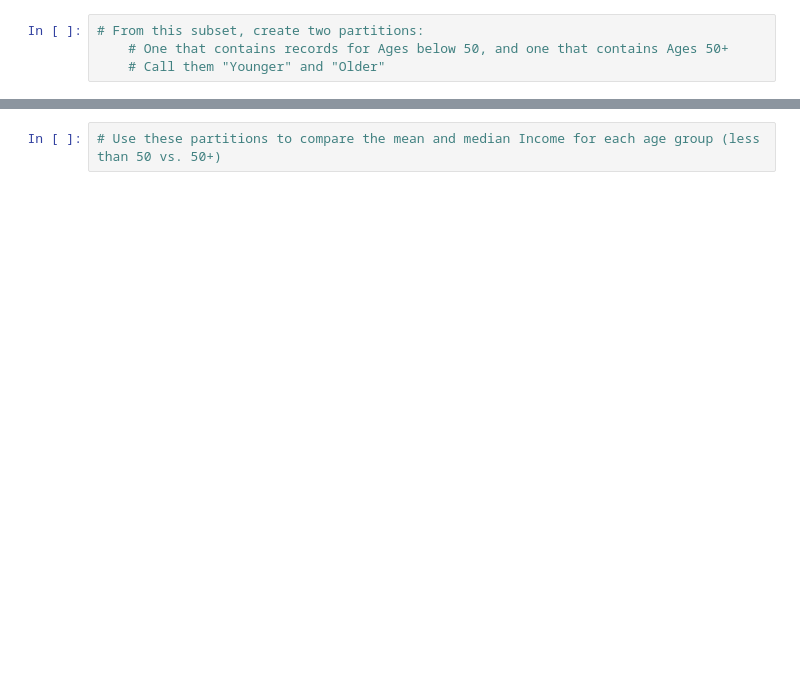
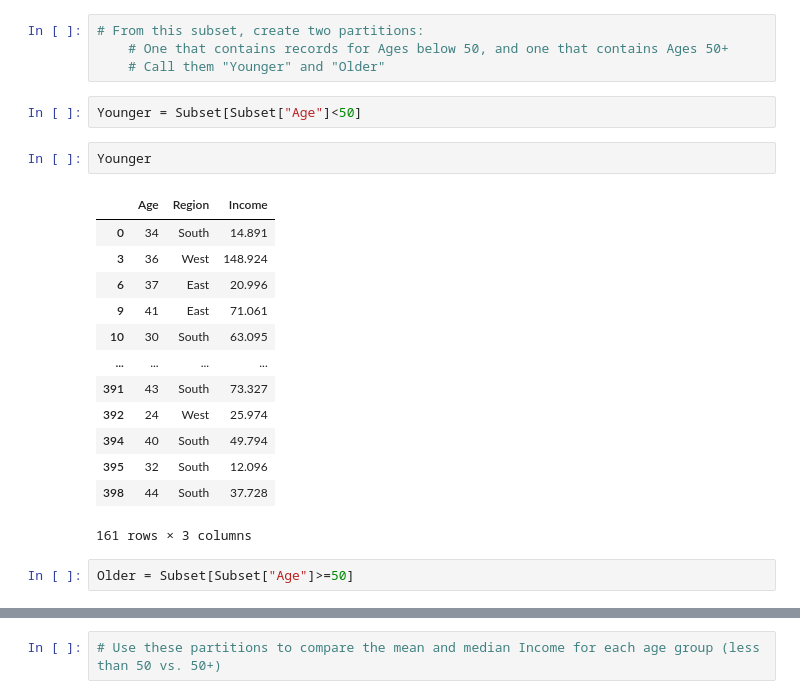
Before and after one commit to katesnow1/code_2600, a Jupyter notebook: week1_lab.ipynb, the cells around one changed output, grey strips where cells are left out. Drawn from its saved outputs; the diff is of its cells as text; blank space fills up the shorter version.

```diff
--- a/week1_lab.ipynb
+++ b/week1_lab.ipynb
@@ -33,3 +89,23 @@ from matplotlib.pyplot import subplots
 # From this subset, create two partitions:
     # One that contains records for Ages below 50, and one that contains Ages 50+
     # Call them "Younger" and "Older"
+# %%
+Younger = Subset[Subset["Age"]<50]
+# %%
+Younger
+# %% [output]
+|  | Age | Region | Income |
+| 0 | 34 | South | 14.891 |
+| 3 | 36 | West | 148.924 |
+| 6 | 37 | East | 20.996 |
+| 9 | 41 | East | 71.061 |
+| 10 | 30 | South | 63.095 |
+| ... | ... | ... | ... |
+| 391 | 43 | South | 73.327 |
+| 392 | 24 | West | 25.974 |
+| 394 | 40 | South | 49.794 |
+| 395 | 32 | South | 12.096 |
+| 398 | 44 | South | 37.728 |
+161 rows × 3 columns
+# %%
+Older = Subset[Subset["Age"]>=50]
```
Also changed, not shown: parts of 14 cells of this notebook, 2 other files.
